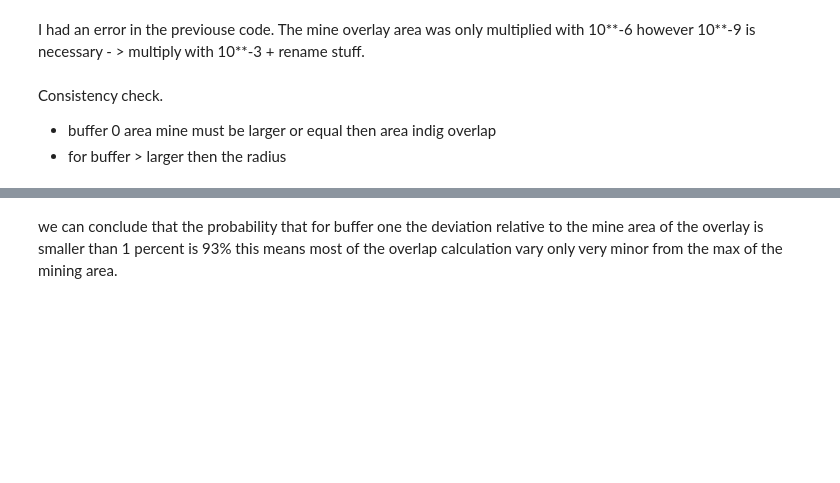
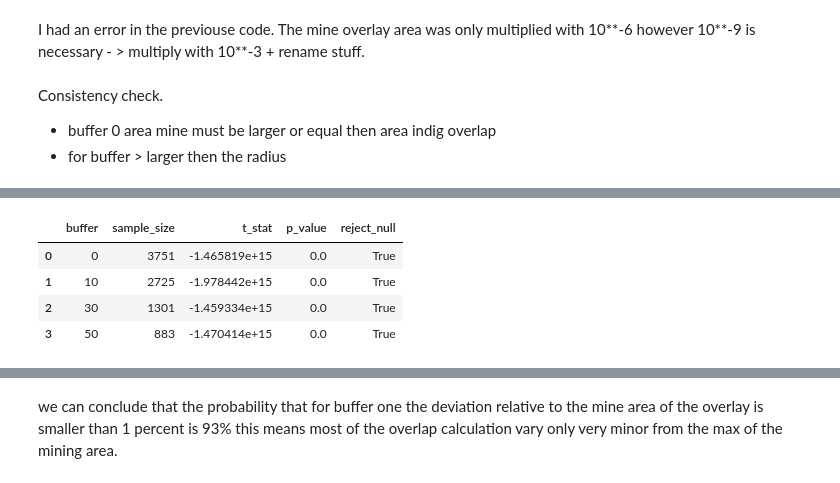
Before and after one commit to cbenitezavila/DCRM, a Jupyter notebook: consistency_check.ipynb, the cells around one changed output, grey strips where cells are left out. Cells and saved outputs as stored; diff of their text form; code cells hidden in the pictures; blank space fills up the shorter version.

```diff
--- a/consistency_check.ipynb
+++ b/consistency_check.ipynb
@@ -69,0 +91,36 @@ Reject the null hypothesis: The mean of delta_0_relative is significantly less t
+# %%
+sub_group = subset[subset.difference < 0].groupby('buffer')
+# %%
+# Perform a one-sample t-test
+# Null hypothesis: mean(delta_0_relative) >= 1%
+# Alternative hypothesis: mean(delta_0_relative) < 1%
+collect = {'buffer': [],'sample_size':[], 't_stat': [], 'p_value': [], 'reject_null': []}
+
+for name, group in sub_group:
+
+    delta_rel_abs = abs(group['rel_difference'])
+    t_stat, p_value = stats.ttest_1samp(delta_rel_abs, .01, alternative='less')
+
+
+    alpha = 0.01
+    if p_value < alpha:
+        reject_null = True
+
+    else:
+        reject_null = False
+
+    collect['buffer'].append(name)
+    collect['t_stat'].append(t_stat)
+    collect['p_value'].append(p_value)
+    collect['reject_null'].append(reject_null)
+    collect['sample_size'].append(group.shape[0])
+
+df = pd.DataFrame(collect)
+# %%
+df
+# %% [output]
+|  | buffer | sample_size | t_stat | p_value | reject_null |
+| 0 | 0 | 3751 | -1.465819e+15 | 0.0 | True |
+| 1 | 10 | 2725 | -1.978442e+15 | 0.0 | True |
+| 2 | 30 | 1301 | -1.459334e+15 | 0.0 | True |
+| 3 | 50 | 883 | -1.470414e+15 | 0.0 | True |
```
Also changed, not shown: parts of 30 cells of this notebook, 2 other files.
